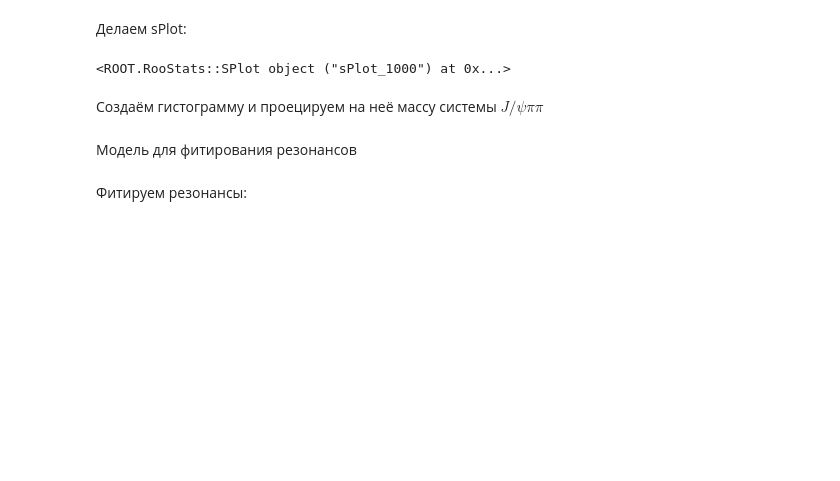
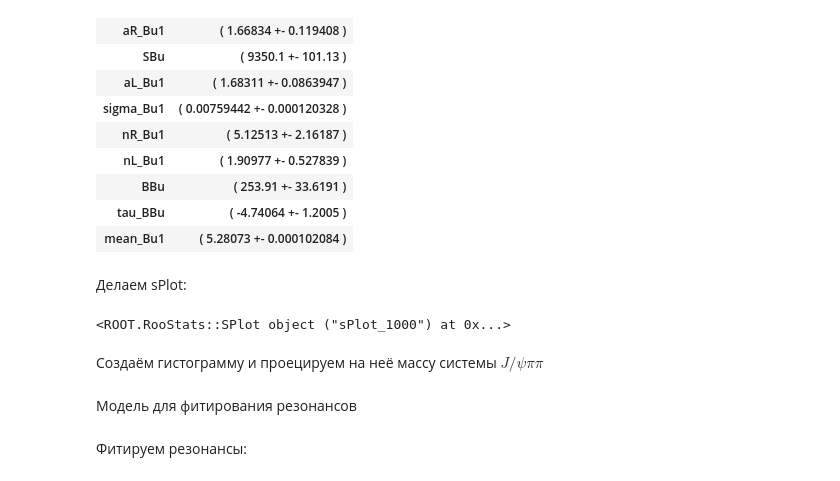
Before and after one commit to sashabaranov/Bu2JpsiKKpi, a Jupyter notebook: Kpipi/fit/Psi(2S) and X(3872).ipynb, the cells around one changed output. Cells and saved outputs as stored; diff of their text form; code cells hidden in the pictures; blank space fills up the shorter version.

```diff
--- a/Kpipi/fit/Psi(2S) and X(3872).ipynb
+++ b/Kpipi/fit/Psi(2S) and X(3872).ipynb
@@ -99,3 +117,23 @@ c1
+# %%
+from IPython.display import HTML
+s = "<table>"
+
+
+for name, val in ru.parameters().items():
+    s += "<tr><th>{}</th> <th>{}</th></tr>".format(name, val[0])
+
+s += "</table>"
+html = HTML(s); html
+# %% [output]
+| aR_Bu1 | ( 1.66834 +- 0.119408 ) |
+| SBu | ( 9350.1 +- 101.13 ) |
+| aL_Bu1 | ( 1.68311 +- 0.0863947 ) |
+| sigma_Bu1 | ( 0.00759442 +- 0.000120328 ) |
+| nR_Bu1 | ( 5.12513 +- 2.16187 ) |
+| nL_Bu1 | ( 1.90977 +- 0.527839 ) |
+| BBu | ( 253.91 +- 33.6191 ) |
+| tau_BBu | ( -4.74064 +- 1.2005 ) |
+| mean_Bu1 | ( 5.28073 +- 0.000102084 ) |
 # %% [markdown]
 Делаем sPlot:
 # %%
```
Also changed, not shown: parts of 25 cells of this notebook.
